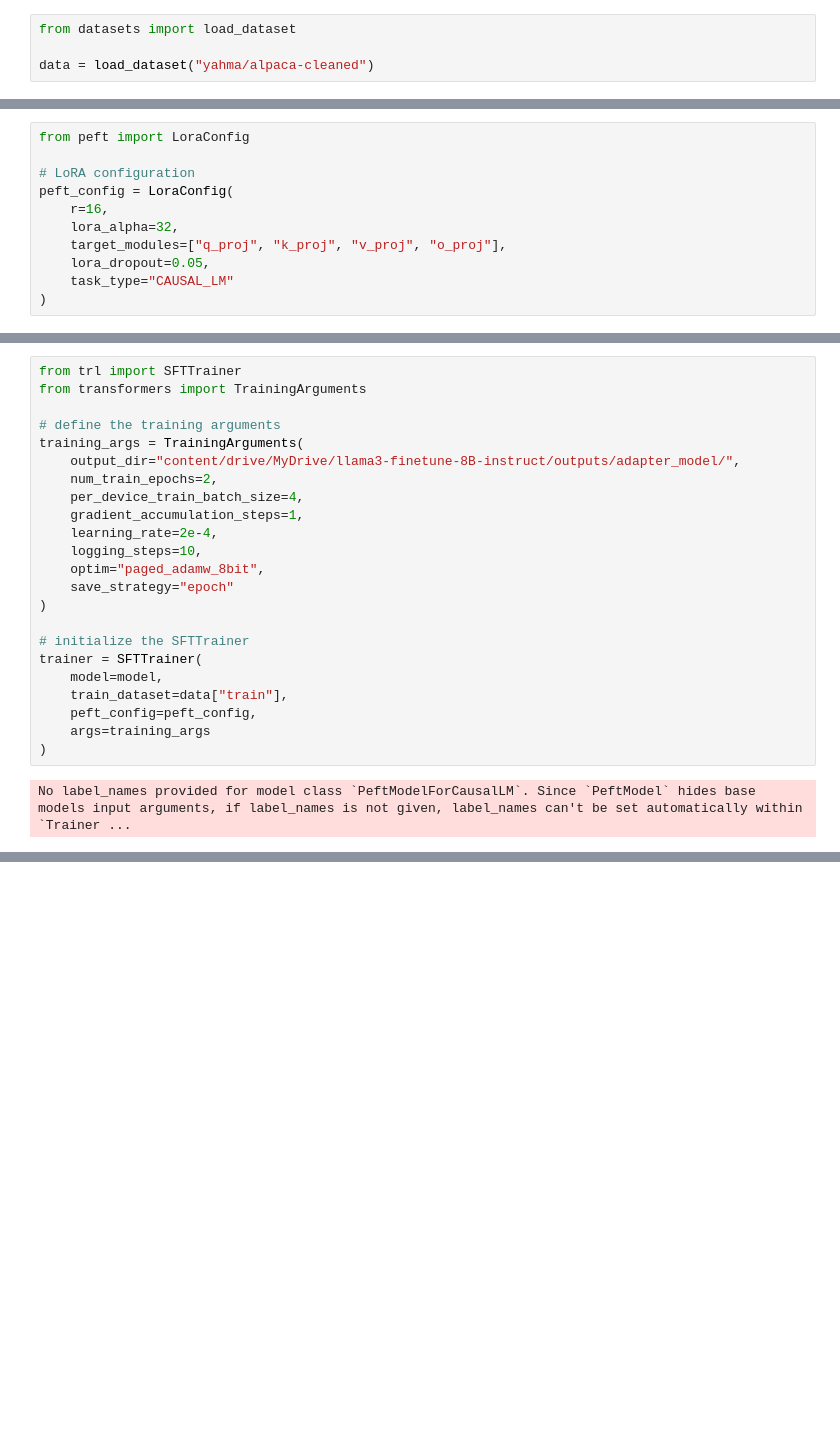
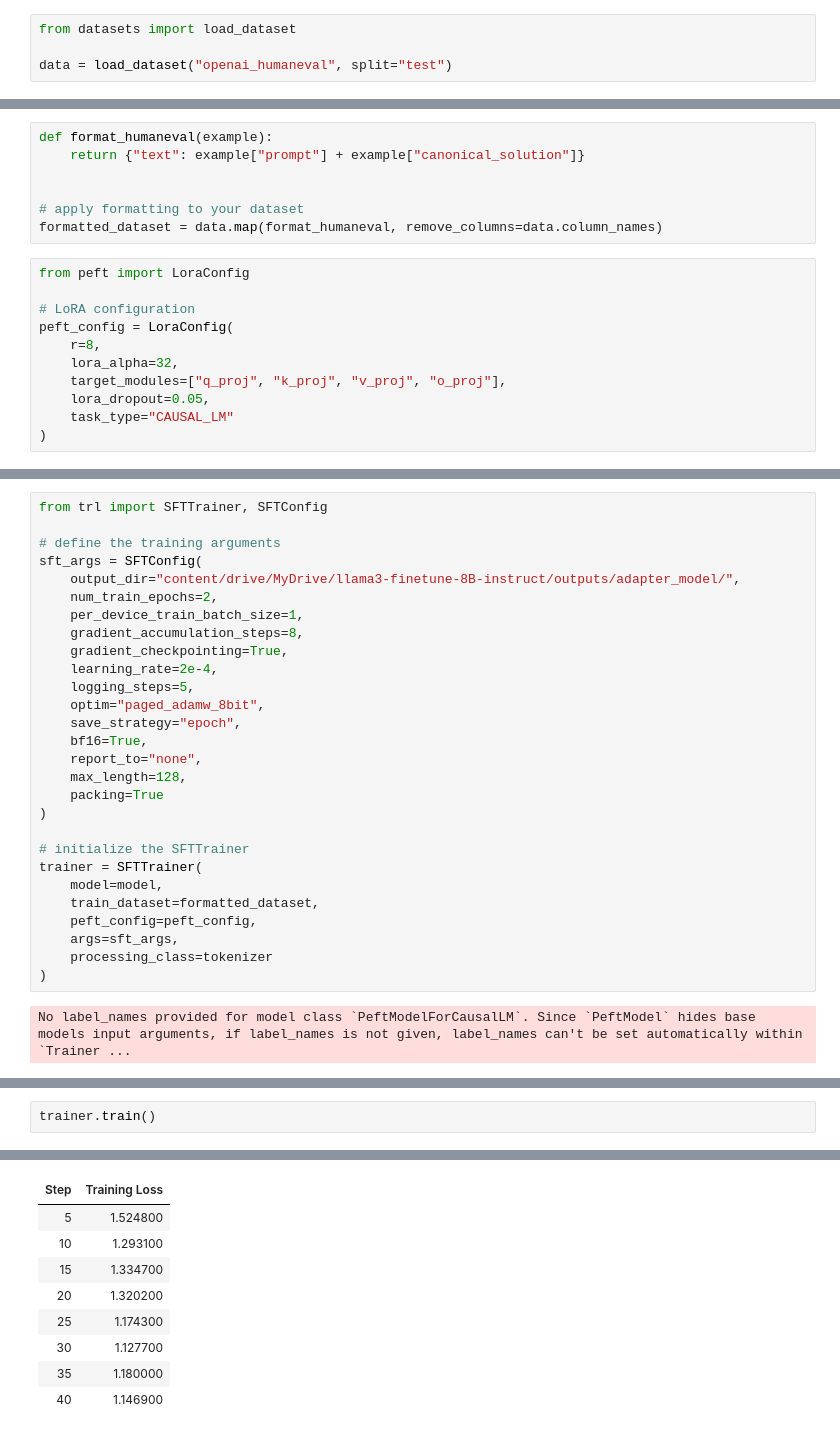
Before and after one commit to meutsabdahal/llama3-finetune-8B-instruct, a Jupyter notebook: llama3_finetune_8B_instruct.ipynb, the cells around one changed output, grey strips where cells are left out. Saved outputs shown, nothing was run; the diff lists cells and outputs as text; blank space fills up the shorter version.

Commit message:
completed training of LLaMA 3 8B on instruct dataset, saving adapter and tokenizer

```diff
--- a/llama3_finetune_8B_instruct.ipynb
+++ b/llama3_finetune_8B_instruct.ipynb
@@ -8,7 +8,7 @@ VBox(children=(HTML(value='<center> <img\nsrc=https://huggingface.co/front/asset
 # %%
 from datasets import load_dataset
 
-data = load_dataset("yahma/alpaca-cleaned")
+data = load_dataset("openai_humaneval", split="test")
 # %% [output]
 The secret `HF_TOKEN` does not exist in your Colab secrets.
 To authenticate with the Hugging Face Hub, create a token in your settings tab (https://huggingface.co/settings/tokens), set it as secret in your Google Colab and restart your session.
@@ -53,9 +51,16 @@ model = AutoModelForCausalLM.from_pretrained(model_name, quantization_config=bnb
+# %%
+def format_humaneval(example):
+    return {"text": example["prompt"] + example["canonical_solution"]}
+
+
+# apply formatting to your dataset
+formatted_dataset = data.map(format_humaneval, remove_columns=data.column_names)
 # %%
 from peft import LoraConfig
 
 # LoRA configuration
 peft_config = LoraConfig(
-    r=16,
+    r=8,
     lora_alpha=32,
     target_modules=["q_proj", "k_proj", "v_proj", "o_proj"],
     lora_dropout=0.05,
@@ -83,25 +71,30 @@ data = data.map(format_prompt)
 # %%
-from trl import SFTTrainer
-from transformers import TrainingArguments
+from trl import SFTTrainer, SFTConfig
 
 # define the training arguments
-training_args = TrainingArguments(
+sft_args = SFTConfig(
     output_dir="content/drive/MyDrive/llama3-finetune-8B-instruct/outputs/adapter_model/",
     num_train_epochs=2,
-    per_device_train_batch_size=4,
-    gradient_accumulation_steps=1,
+    per_device_train_batch_size=1,
+    gradient_accumulation_steps=8,
+    gradient_checkpointing=True,
     learning_rate=2e-4,
-    logging_steps=10,
+    logging_steps=5,
     optim="paged_adamw_8bit",
-    save_strategy="epoch"
+    save_strategy="epoch",
+    bf16=True,
+    report_to="none",
+    max_length=128,
+    packing=True
 )
 
 # initialize the SFTTrainer
 trainer = SFTTrainer(
     model=model,
-    train_dataset=data["train"],
+    train_dataset=formatted_dataset,
     peft_config=peft_config,
-    args=training_args
+    args=sft_args,
+    processing_class=tokenizer
 )
 # %% [output]
 No label_names provided for model class `PeftModelForCausalLM`. Since `PeftModel` hides base models input arguments, if label_names is not given, label_names can't be set automatically within `Trainer ...
@@ -107,0 +105,3 @@ No label_names provided for model class `PeftModelForCausalLM`. Since `PeftModel
+# %%
+trainer.train()
+# %% [output]
@@ -107,0 +110,9 @@ No label_names provided for model class `PeftModelForCausalLM`. Since `PeftModel
+| Step | Training Loss |
+| 5 | 1.524800 |
+| 10 | 1.293100 |
+| 15 | 1.334700 |
+| 20 | 1.320200 |
+| 25 | 1.174300 |
+| 30 | 1.127700 |
+| 35 | 1.180000 |
+| 40 | 1.146900 |
```
Also changed, not shown: parts of 8 cells of this notebook, 7 other files.
